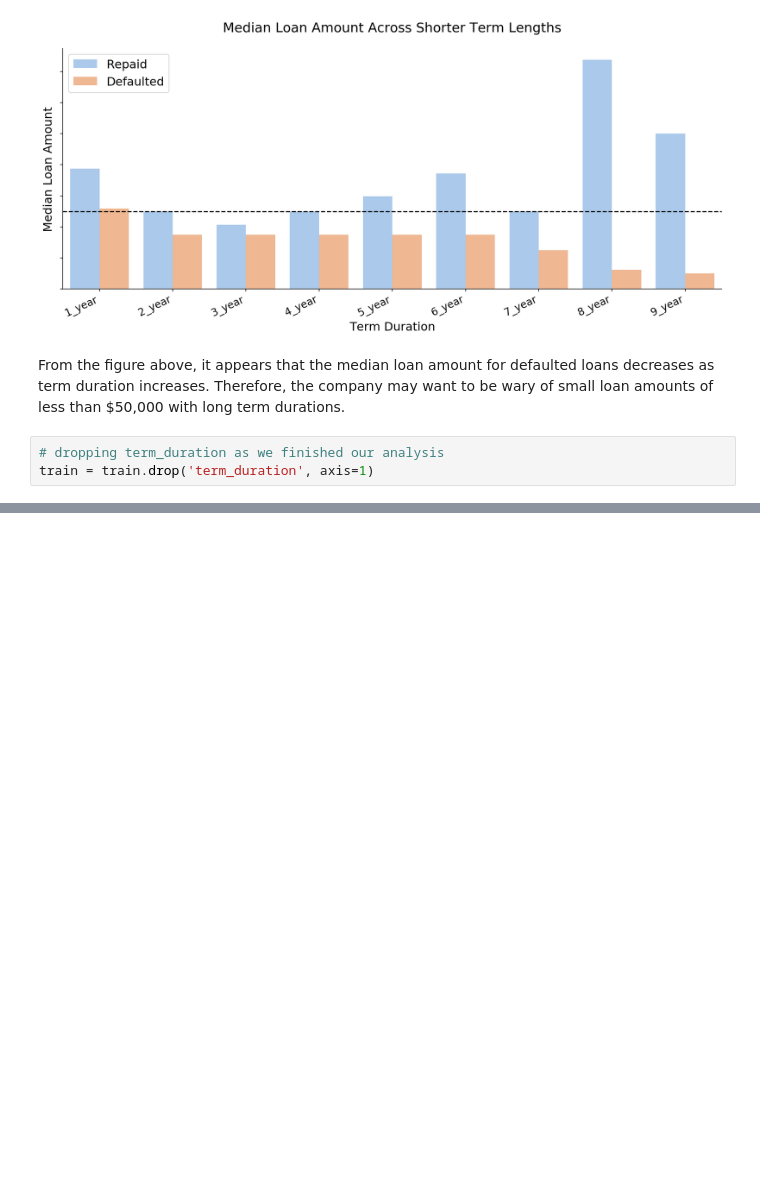
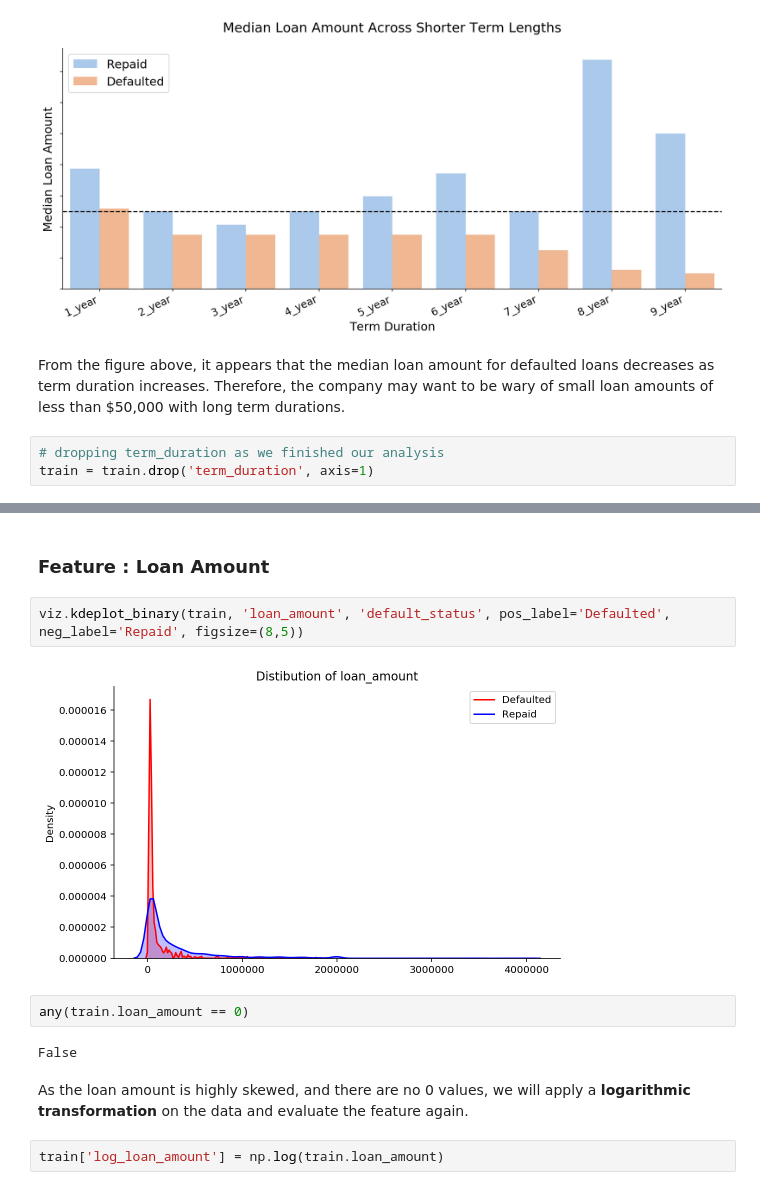
Before and after one commit to Joshuayeo95/Loan-Defaults, a Jupyter notebook: eda.ipynb, the cells around one changed output, grey strips where cells are left out. Saved outputs shown, nothing was run; the diff lists cells and outputs as text; blank space fills up the shorter version.

```diff
--- a/eda.ipynb
+++ b/eda.ipynb
@@ -319,0 +404,14 @@ train = train.drop('term_duration', axis=1)
+# %% [markdown]
+### Feature : Loan Amount
+# %%
+viz.kdeplot_binary(train, 'loan_amount', 'default_status', pos_label='Defaulted', neg_label='Repaid', figsize=(8,5))
+# %% [output]
+[figure, added]
+# %%
+any(train.loan_amount == 0)
+# %% [output]
+False
+# %% [markdown]
+As the loan amount is highly skewed, and there are no 0 values, we will apply a __logarithmic transformation__ on the data and evaluate the feature again.
+# %%
+train['log_loan_amount'] = np.log(train.loan_amount)
```
Also changed, not shown: parts of 40 cells of this notebook.
